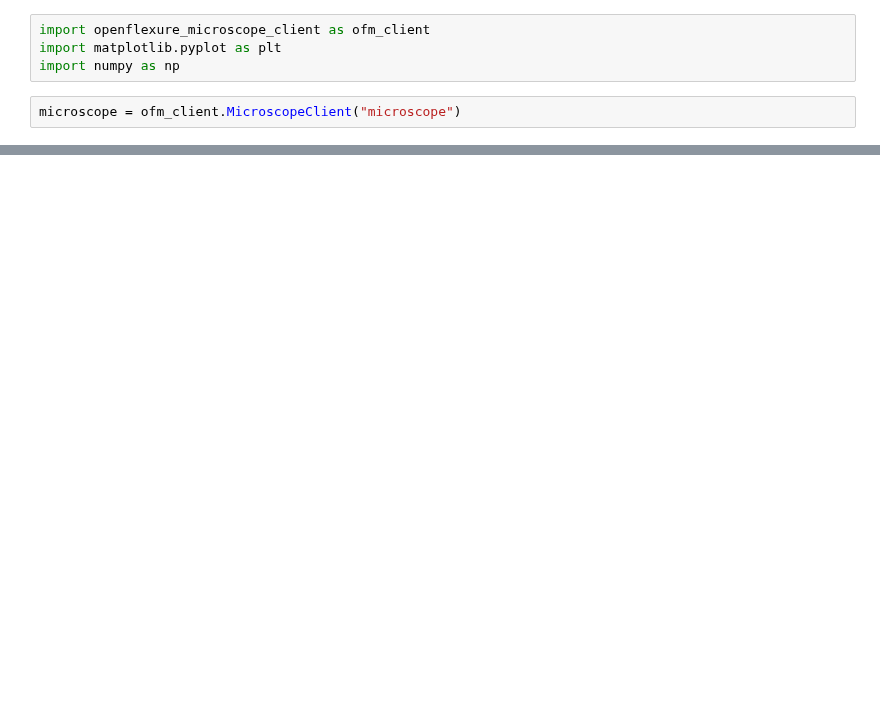
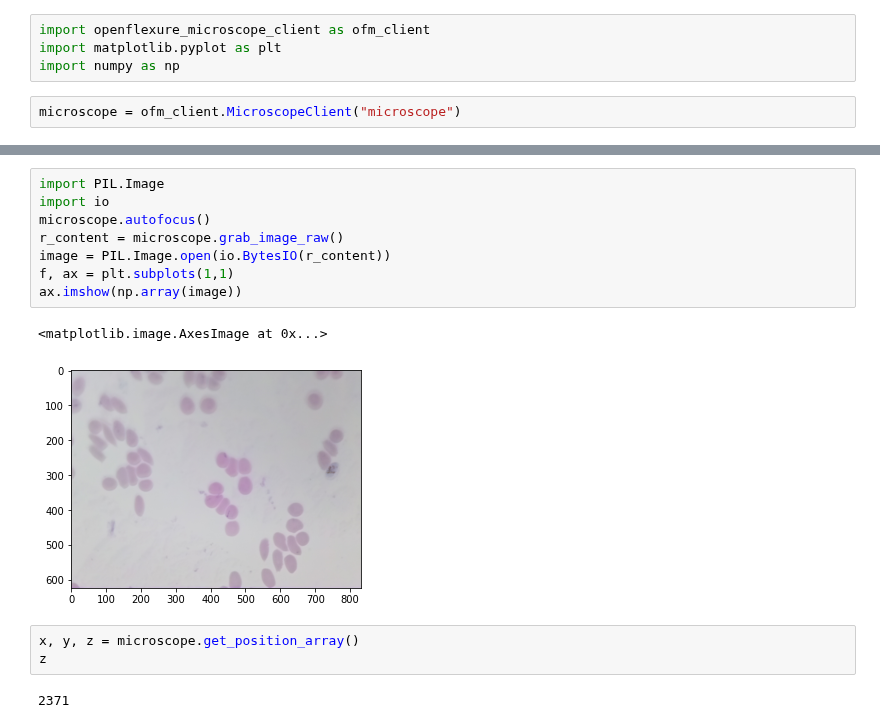
Before and after one commit to danielbarco/malatec, a Jupyter notebook: Notebooks/openflexure_client_testing.ipynb, the cells around one changed output, grey strips where cells are left out. Drawn from its saved outputs; the diff is of its cells as text; blank space fills up the shorter version.

```diff
--- a/Notebooks/openflexure_client_testing.ipynb
+++ b/Notebooks/openflexure_client_testing.ipynb
@@ -56,0 +93,16 @@ org.openflexure.camera_stage_mapping
+# %%
+import PIL.Image
+import io
+microscope.autofocus()
+r_content = microscope.grab_image_raw()
+image = PIL.Image.open(io.BytesIO(r_content))
+f, ax = plt.subplots(1,1)
+ax.imshow(np.array(image))
+# %% [output]
+<matplotlib.image.AxesImage at 0x...>
+[figure, added]
+# %%
+x, y, z = microscope.get_position_array()
+z
+# %% [output]
+2371
```
Also changed, not shown: parts of 9 cells of this notebook.
